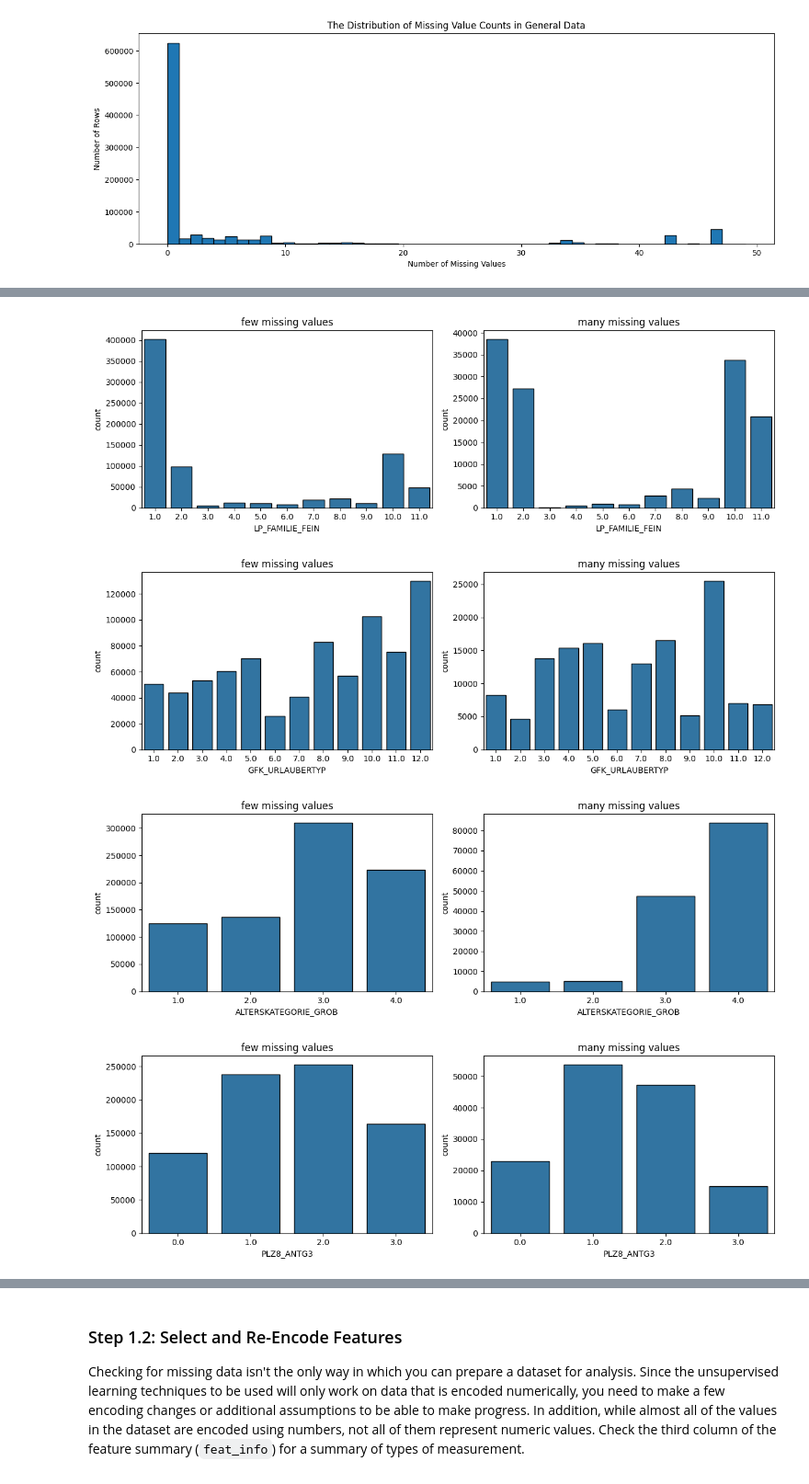
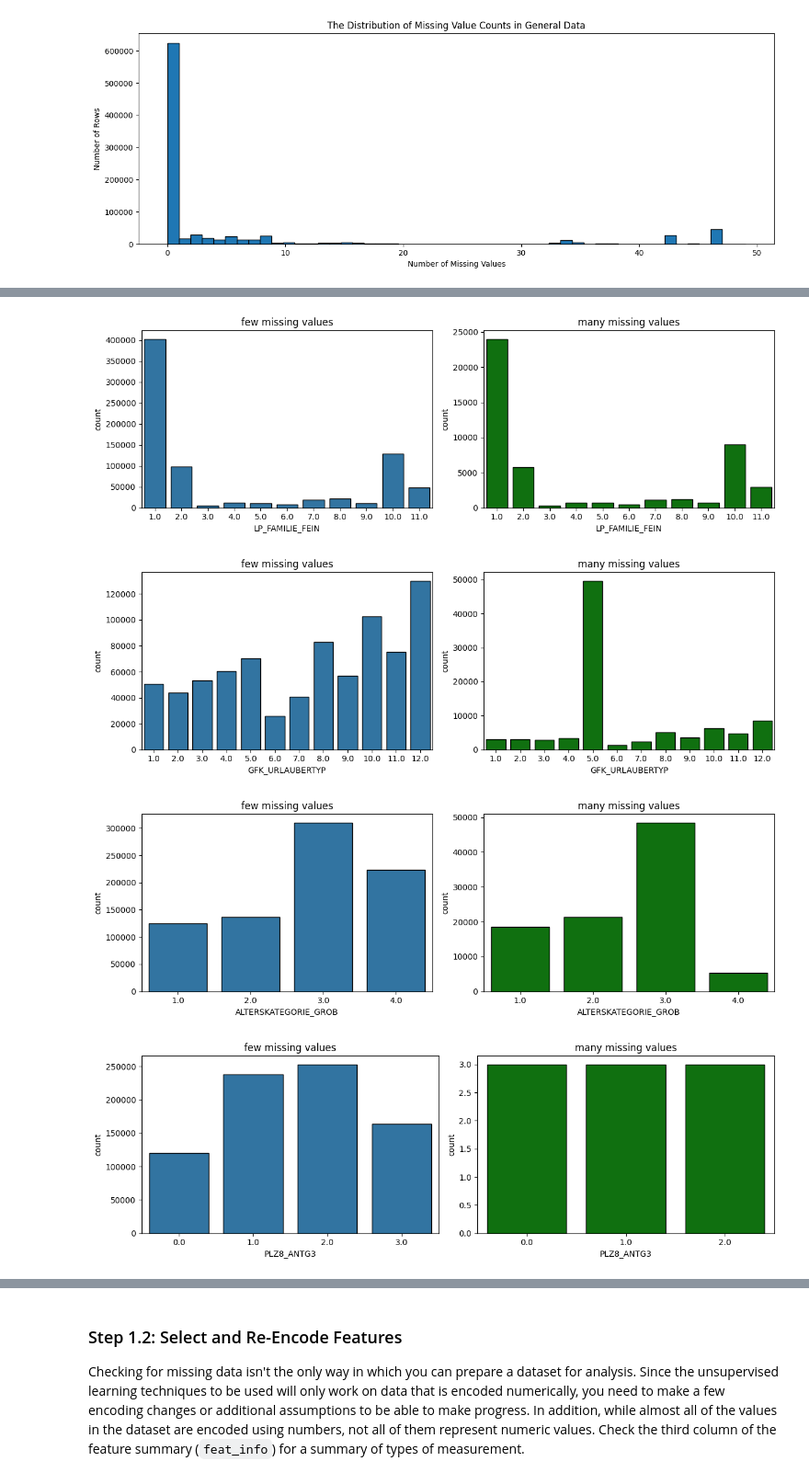
Before and after one commit to EssaAlsharif/Identify-Customer-Segments, a Jupyter notebook: Identify_Customer_Segments.ipynb, the cells around one changed output, grey strips where cells are left out. Shown at 92% size. Cells and saved outputs as stored; diff of their text form; code cells hidden in the pictures.

```diff
--- a/Identify_Customer_Segments.ipynb
+++ b/Identify_Customer_Segments.ipynb
@@ -476,8 +483,9 @@ Depending on what you observe in your comparison, this will have implications on
 # How much data is missing in each row of the dataset?
 
 row_missing_general_data_counts = cleaned_general_data.isnull().sum(axis=1)
+row_missing_general_data_counts.sort_values(ascending=False,inplace=True)
 print('Missing data in general data in each row:')
-row_missing_general_data_counts.head(10)
+row_missing_general_data_counts.head(20)
 # %% [output]
 Missing data in general data in each row:
 |  | 0 |
@@ -557,14 +577,14 @@ df_row_many_missing_general_data = cleaned_general_data.loc[row_many_missing_gen
 df_row_few_missing_customer_data = cleaned_customer_data.loc[row_few_missing_customer_data_index]
 df_row_many_missing_customer_data = cleaned_customer_data.loc[row_many_missing_customer_data_index]
 # %%
-def compare_distributions (comparing_column):
+def compare_function (comparing_column):
     plt.figure(figsize=(12,4))
     plt.subplot(1, 2, 1)
     sns.countplot(x=comparing_column, data=df_row_few_missing_general_data, edgecolor='k')
     plt.title('few missing values')
 
     plt.subplot(1, 2, 2)
-    sns.countplot(x=comparing_column, data=df_row_few_missing_customer_data, edgecolor='k')
+    sns.countplot(x=comparing_column, data=df_row_many_missing_general_data, color='g', edgecolor='k')
     plt.title('many missing values')
 
     plt.tight_layout()
@@ -573,5 +593,5 @@ def compare_distributions (comparing_column):
 # Compare the distribution of values for at least five columns where there are
 # no or few missing values, between the two subsets.
 for i in comparing_columns:
-    compare_distributions(i)
+    compare_function(i)
 # %% [output]
@@ -579,7 +599,7 @@ for i in comparing_columns:
-[figure, old version]
+[figure, new version]
-[figure, old version]
+[figure, new version]
-[figure, old version]
+[figure, new version]
-[figure, old version]
+[figure, new version]
 # %% [markdown]
 #### Discussion 1.1.3: Assess Missing Data in Each Row
 
```
Also changed, not shown: parts of 15 cells of this notebook.
